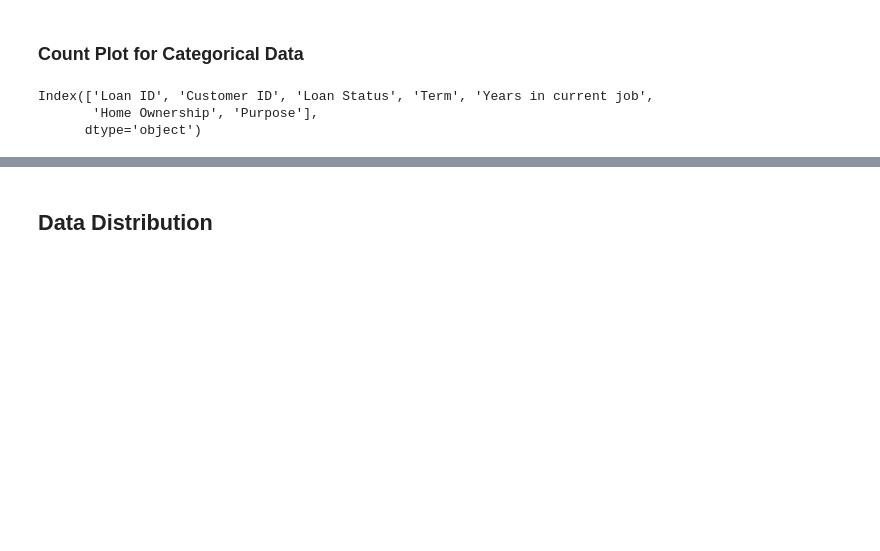
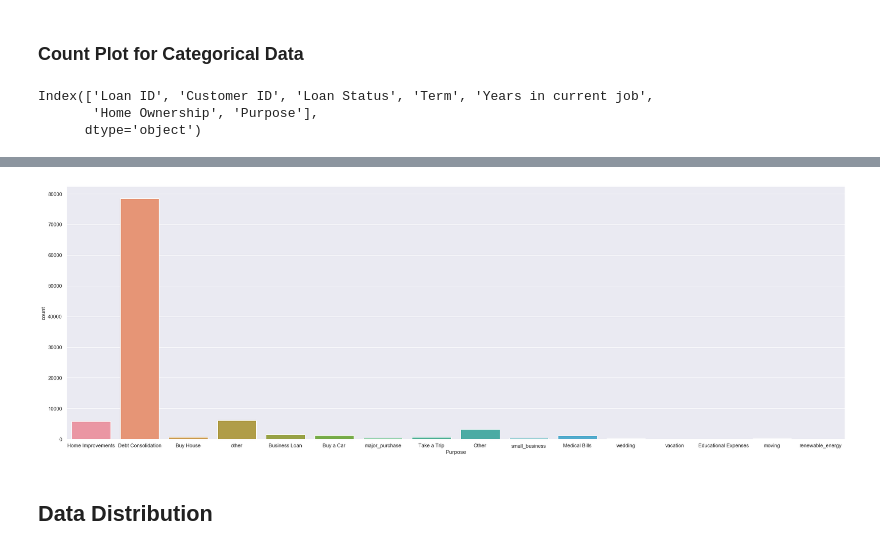
Before and after one commit to LaurentStar/Bank-Loans, a Jupyter notebook: EDA-prt2.ipynb, the cells around one changed output, grey strips where cells are left out. Cells and saved outputs as stored; diff of their text form; code cells hidden in the pictures; blank space fills up the shorter version.

```diff
--- a/EDA-prt2.ipynb
+++ b/EDA-prt2.ipynb
@@ -248,3 +251,12 @@ plt.show()
+# %%
+# Count plot for Purpose column
+plt.figure(figsize=(30, 10))  # Size of graph
+sns.countplot(bank_df["Purpose"])  # Count plot of chosen column
+
+# Showing graph
+plt.show()
+# %% [output]
+[figure, added]
 # %% [markdown]
 ## Data Distribution
 # %%
```
Also changed, not shown: parts of 7 cells of this notebook.
